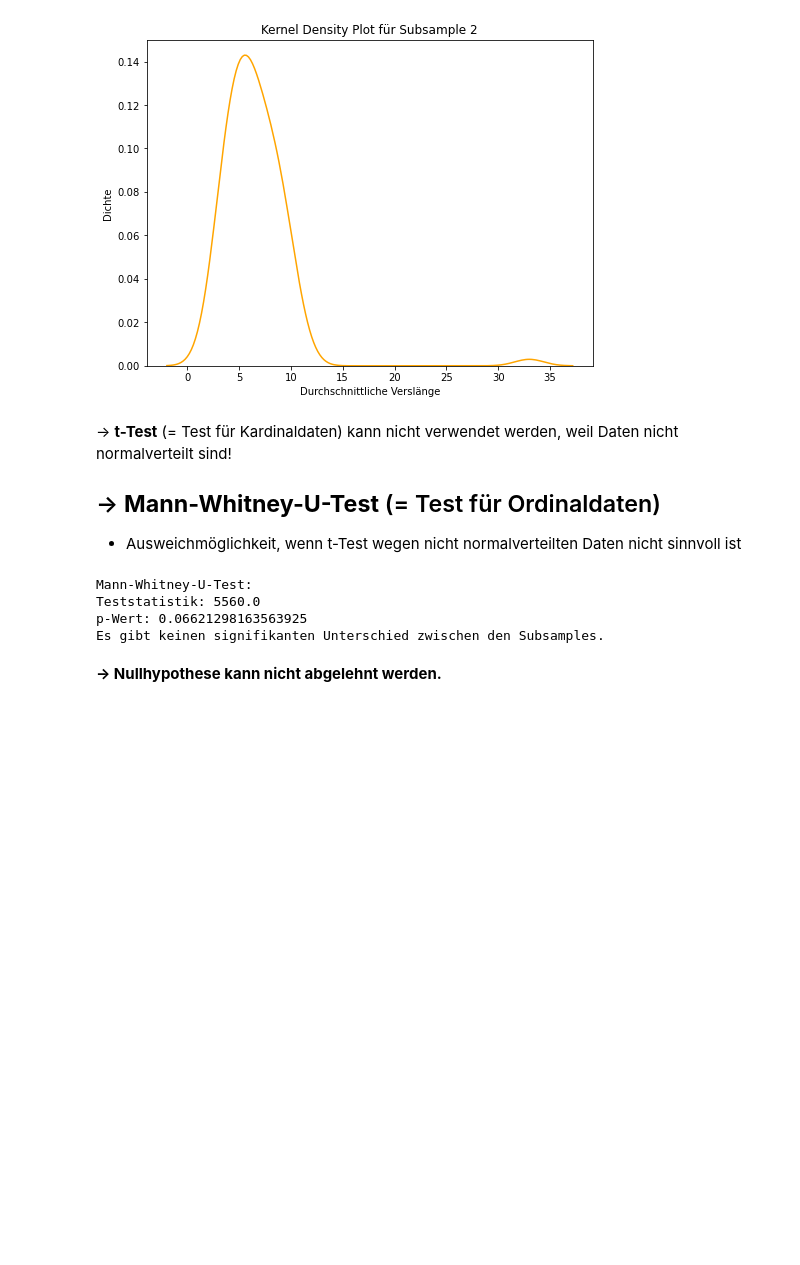
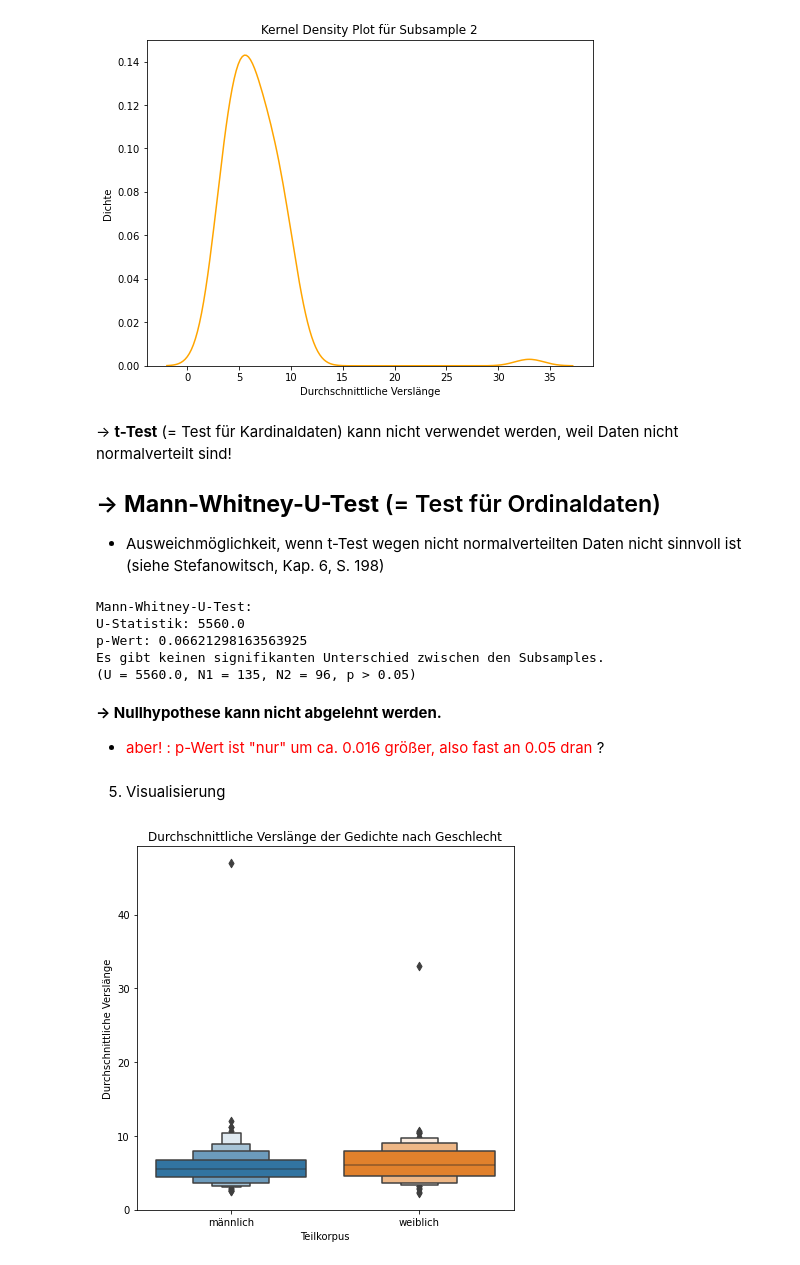
Before and after one commit to niceshice/Forschungsmethoden_LL_Gedichte, a Jupyter notebook: teststatistic_avg-verse-lenghts-per-poem.ipynb, the cells around one changed output. Saved outputs shown, nothing was run; the diff lists cells and outputs as text; code cells hidden in the pictures; blank space fills up the shorter version.

```diff
--- a/teststatistic_avg-verse-lenghts-per-poem.ipynb
+++ b/teststatistic_avg-verse-lenghts-per-poem.ipynb
@@ -221,24 +199,54 @@ plt.show()
 &rarr; **t-Test** (= Test für Kardinaldaten) kann nicht verwendet werden, weil Daten nicht normalverteilt sind!
 
 ## &rarr; **Mann-Whitney-U-Test** (= Test für Ordinaldaten)
-- Ausweichmöglichkeit, wenn t-Test wegen nicht normalverteilten Daten nicht sinnvoll ist
+- Ausweichmöglichkeit, wenn t-Test wegen nicht normalverteilten Daten nicht sinnvoll ist (siehe Stefanowitsch, Kap. 6, S. 198)
 # %%
 # Durchführung des Mann-Whitney-U-Tests
-statistic, p_value = mannwhitneyu(verse_lengths_m, verse_lengths_w, alternative='two-sided')
+u_statistic, p_value = mannwhitneyu(verse_lengths_m, verse_lengths_w, alternative='two-sided')
 
 # Ausgabe der Ergebnisse
 print("Mann-Whitney-U-Test:")
-print("Teststatistik:", statistic)
+print("U-Statistik:", u_statistic)
 print("p-Wert:", p_value)
 
 if p_value > 0.05:
     print("Es gibt keinen signifikanten Unterschied zwischen den Subsamples.")
 else:
     print("Es gibt einen signifikanten Unterschied zwischen den Subsamples.")
+
+print(f"(U = {u_statistic}, N1 = {sample_size_m}, N2 = {sample_size_w}, p > 0.05)")
 # %% [output]
 Mann-Whitney-U-Test:
-Teststatistik: 5560.0
+U-Statistik: 5560.0
 p-Wert: 0.06621298163563925
 Es gibt keinen signifikanten Unterschied zwischen den Subsamples.
+(U = 5560.0, N1 = 135, N2 = 96, p > 0.05)
 # %% [markdown]
 **&rarr; Nullhypothese kann nicht abgelehnt werden.**
+
+- <span style="color:red"> aber! : p-Wert ist "nur" um ca. 0.016 größer, also fast an 0.05 dran </span>?
+# %% [markdown]
+5. Visualisierung
+# %%
+# Zusammenführen der Daten in einem DataFrame für seaborn
+import pandas as pd
+data = pd.DataFrame({
+    "Geschlecht": ["männlich"] * sample_size_m + ["weiblich"] * sample_size_w,
+    "Durchschnittliche Verslänge": verse_lengths_m + verse_lengths_w
+})
+
+# Boxplot erstellen
+fig, ax = plt.subplots(figsize=(6, 6))
+sns.boxenplot(x="Geschlecht", y="Durchschnittliche Verslänge", data=data, ax=ax)
+
+# Label und Titel bestimmen
+plt.xlabel("Teilkorpus")
+plt.ylabel("Durchschnittliche Verslänge")
+plt.title("Durchschnittliche Verslänge der Gedichte nach Geschlecht")
+
+
+# Plot anzeigen
+plt.tight_layout()
+plt.show()
+# %% [output]
+[figure, added]
```
Also changed, not shown: parts of 10 cells of this notebook, 1 other file.
